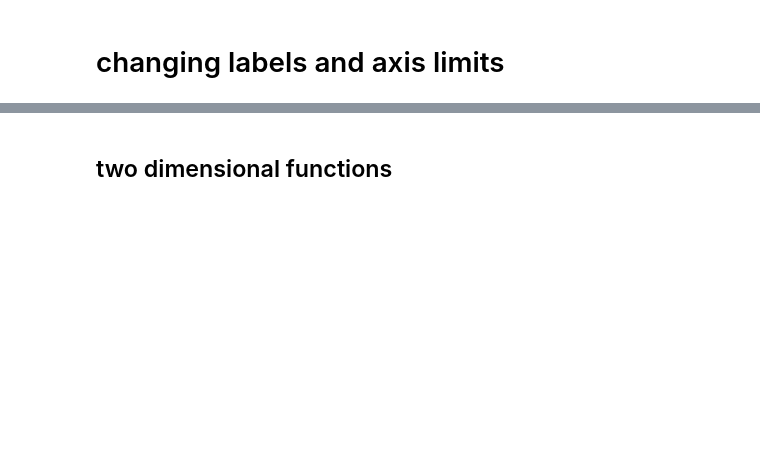
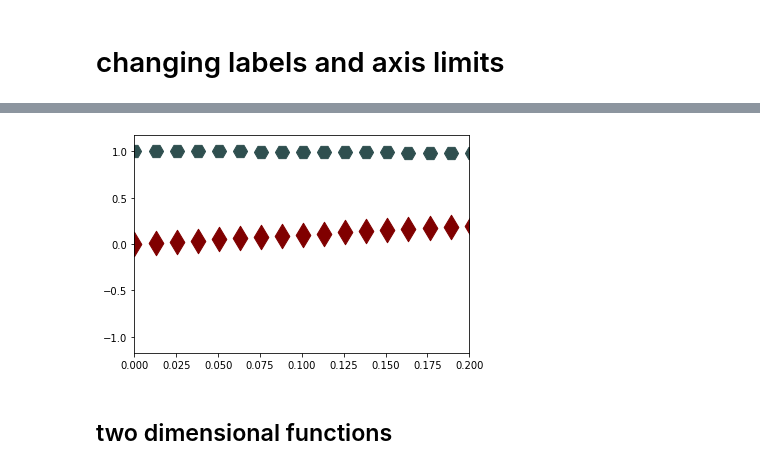
Before and after one commit to smileschen/2019-fa-stats131, a Jupyter notebook: 06-02 intro matplotlib.ipynb, the cells around one changed output, grey strips where cells are left out. Cells and saved outputs as stored; diff of their text form; code cells hidden in the pictures; blank space fills up the shorter version.

```diff
--- a/06-02 intro matplotlib.ipynb
+++ b/06-02 intro matplotlib.ipynb
@@ -87,8 +108,10 @@ plt.show()
 # %%
-plt.scatter(x, y, marker = 'd', color = 'maroon')
-plt.scatter(x, w, marker = 'H', color = 'darkslategrey')
+plt.scatter(x, y, s = 300, marker = 'd', color = 'maroon')
+plt.scatter(x, w, s = 200, marker = 'H', color = 'darkslategrey')
 plt.xlim([0, .2])
 plt.show()
+# %% [output]
+[figure, added]
 # %% [markdown]
 ## two dimensional functions
 # %%
```
Also changed, not shown: parts of 15 cells of this notebook.
